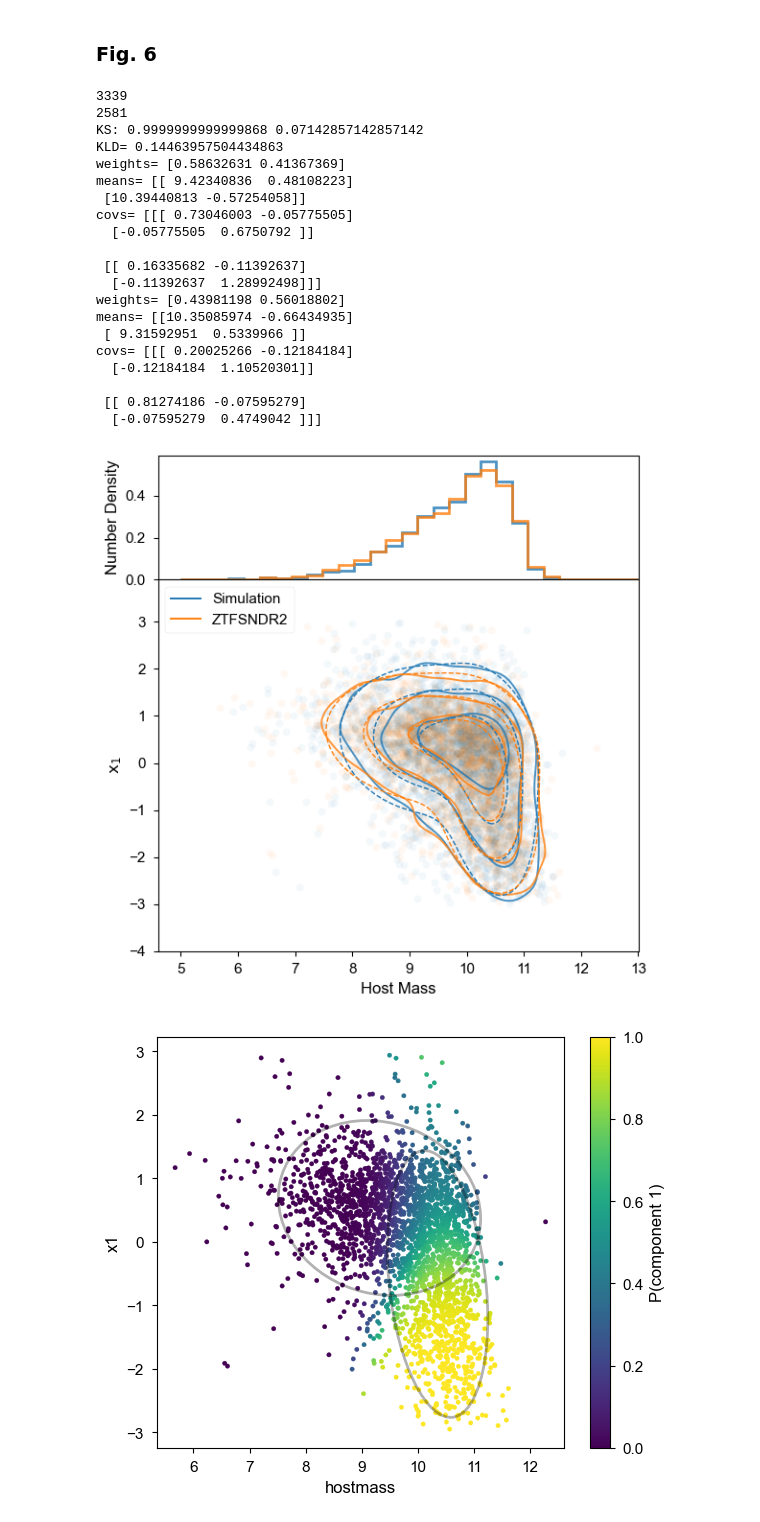
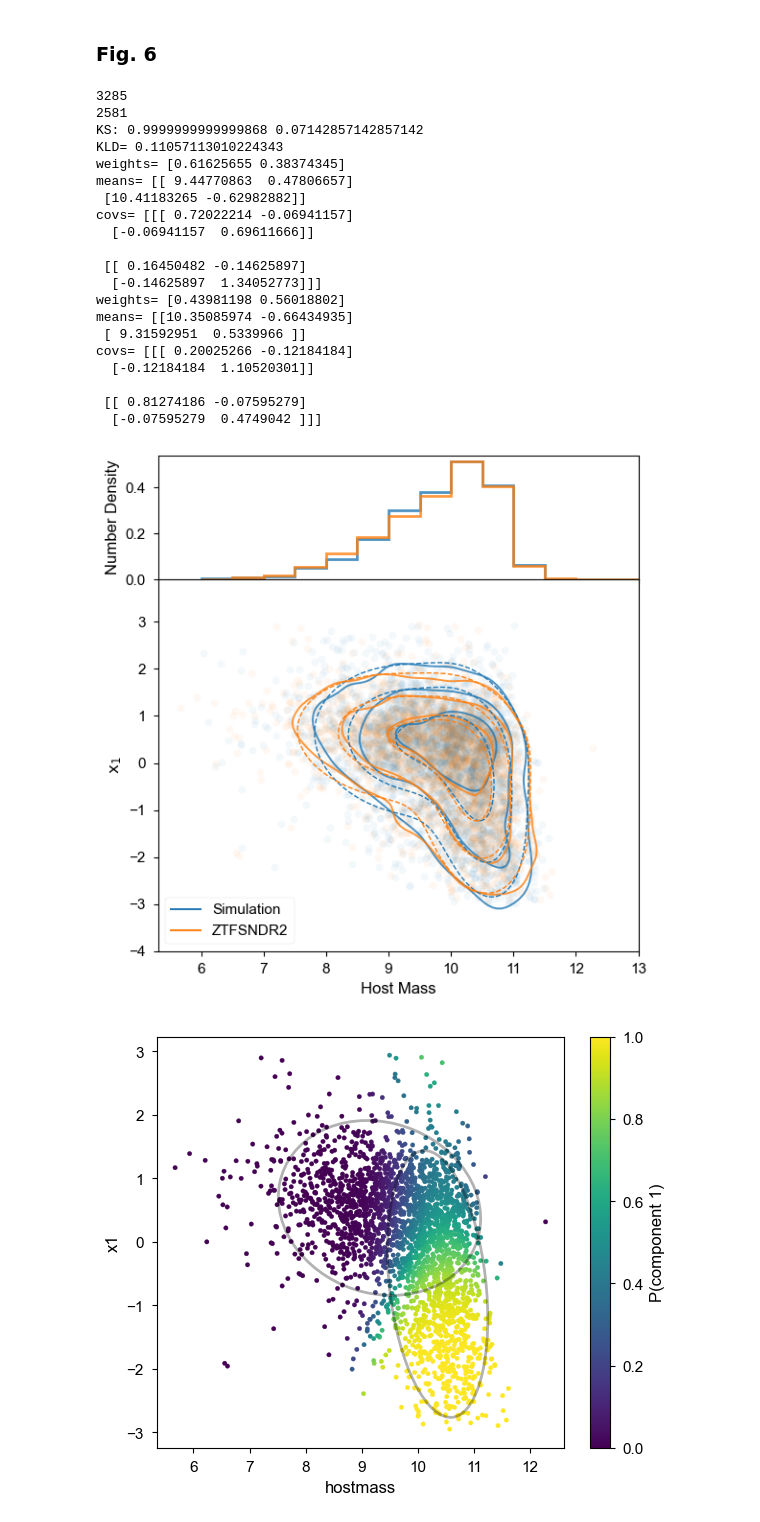
Before and after one commit to mi-dai/lightcurvelynx_ztf_sims, a Jupyter notebook: ZTF_snia-paper-plots.ipynb, the cells around one changed output. Cells and saved outputs as stored; diff of their text form; code cells hidden in the pictures.

```diff
--- a/ZTF_snia-paper-plots.ipynb
+++ b/ZTF_snia-paper-plots.ipynb
@@ -443,21 +444,18 @@ fig, (ax, ax2) = plt.subplots(2, 1,
 hostmass = merged.host_hostmass
 x1 = merged.x1
 c = merged.c
-bins = np.linspace(5,13,30)
-ax.hist(hostmass,bins=bins,density=True,label='sim',histtype = 'step',lw = 2, color='C0',alpha=0.8)
-ax.hist(data.loc[data.lccoverage_flag == 1].mass,bins=bins,density=True,label='data',histtype = 'step',
+
+bins_x1 = np.linspace(-4,4,15)
+bins_hostmass = np.linspace(6,13,15)
+
+ax.hist(hostmass,bins=bins_hostmass,density=True,label='sim',histtype = 'step',lw = 2, color='C0',alpha=0.8)
+ax.hist(data.loc[data.lccoverage_flag == 1].mass,bins=bins_hostmass,density=True,label='data',histtype = 'step',
         lw = 2, color='C1',alpha=0.8)
 ax.set_ylabel('Number Density')
 
 ax2.plot(np.array(hostmass)[idx],np.array(x1)[idx],'o',label='sim',alpha=0.05,color='C0')
 ax2.plot(data[data_idx].mass,data[data_idx].x1,'o',label='ztf sn data release',alpha=0.05,color='C1')
 ax2.legend()
-# plt.suptitle(r"$\mathrm{x_1}$ vs host",x=0.55)
-# plt.show()
-
-# plt.subplot(2,1,2)
-bins_x1 = np.linspace(-4,4,15)
-bins_hostmass = np.linspace(6,13,15)
 
 data_plot = data[data_idx]
 sim_host = np.array(hostmass)
@@ -581,43 +579,43 @@ print("KLD=",stats.entropy(np.clip(data_count,1.e-8,None),np.clip(sim_count,1.e-
 gmm_sim = fit_gmm_2d(np.array(hostmass)[idx],np.array(x1)[idx])
 weights, means, covs = get_gmm_pars_2d(gmm_sim)
 print("weights=",weights)
 print("means=",means)
 print("covs=",covs)
 plot_gmm_2d(bins_hostmass, bins_x1, weights, means, covs, levels=sim_levels, colors='C0',
             linestyles='--',linewidths=1)
 gmm_data = fit_gmm_2d(data[data_idx].mass,data[data_idx].x1)
 weights, means, covs = get_gmm_pars_2d(gmm_data)
 print("weights=",weights)
 print("means=",means)
 print("covs=",covs)
 plot_gmm_2d(bins_hostmass, bins_x1, weights, means, covs, levels=data_levels, colors='C1',
             linestyles='--',linewidths=1)
 
 fig.tight_layout()
 fig.subplots_adjust(hspace=0)
 fig.savefig('paper_figs/host_x1.png')
 # %% [output]
-3339
+3285
 2581
 KS: 0.9999999999999868 0.07142857142857142
-KLD= 0.14463957504434863
-weights= [0.58632631 0.41367369]
-means= [[ 9.42340836  0.48108223]
- [10.39440813 -0.57254058]]
-covs= [[[ 0.73046003 -0.05775505]
-  [-0.05775505  0.6750792 ]]
+KLD= 0.11057113010224343
+weights= [0.61625655 0.38374345]
+means= [[ 9.44770863  0.47806657]
+ [10.41183265 -0.62982882]]
+covs= [[[ 0.72022214 -0.06941157]
+  [-0.06941157  0.69611666]]
 
- [[ 0.16335682 -0.11392637]
-  [-0.11392637  1.28992498]]]
+ [[ 0.16450482 -0.14625897]
+  [-0.14625897  1.34052773]]]
 weights= [0.43981198 0.56018802]
 means= [[10.35085974 -0.66434935]
  [ 9.31592951  0.5339966 ]]
 covs= [[[ 0.20025266 -0.12184184]
   [-0.12184184  1.10520301]]
 
  [[ 0.81274186 -0.07595279]
   [-0.07595279  0.4749042 ]]]
-[figure, old version]
+[figure, new version]
 # %%
 def plot_gmm_ellipses(ax, gmm, n_std=2):
     for w, mu, cov in zip(gmm.weights_, gmm.means_, gmm.covariances_):
```
Also changed, not shown: parts of 20 cells of this notebook, 8 other files.
